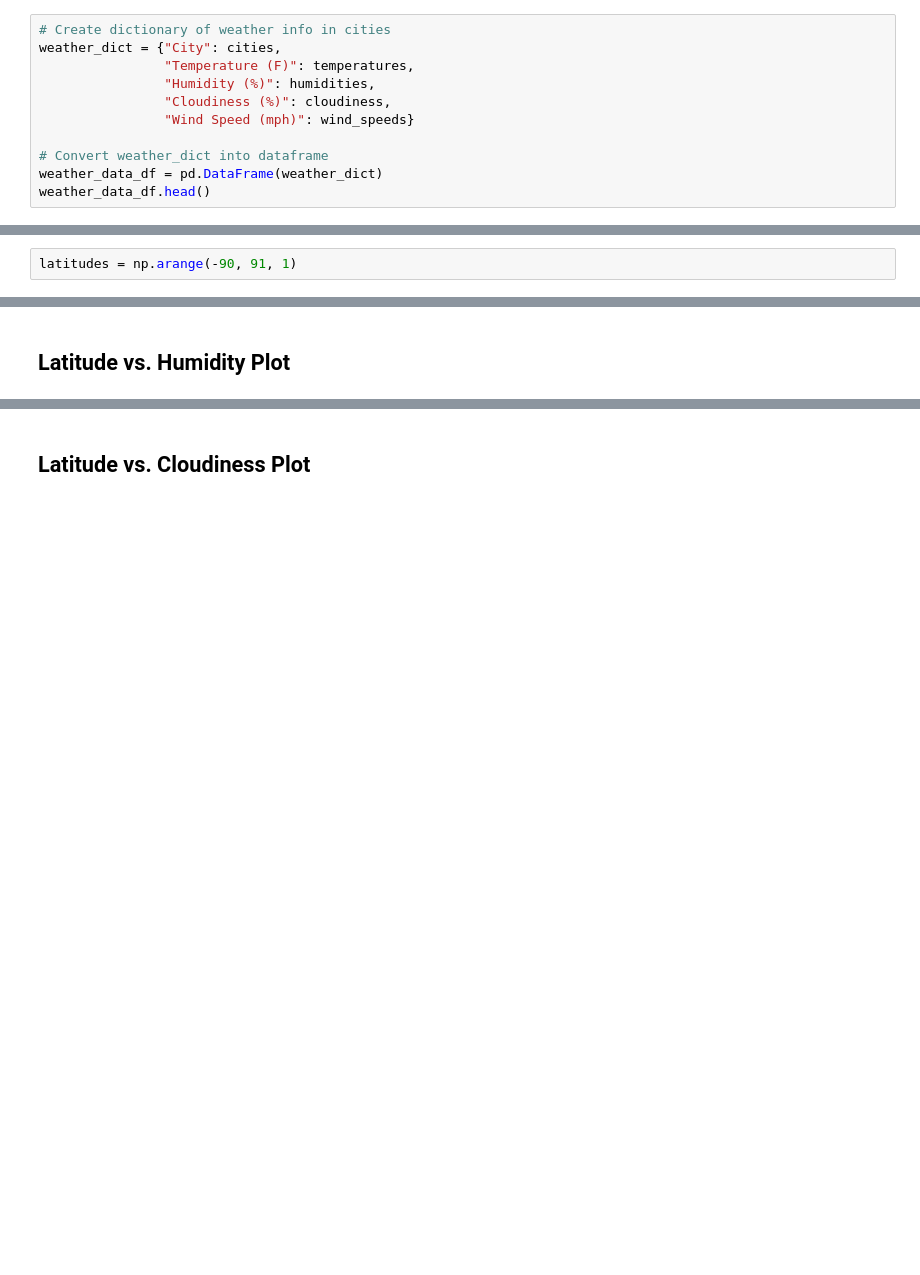
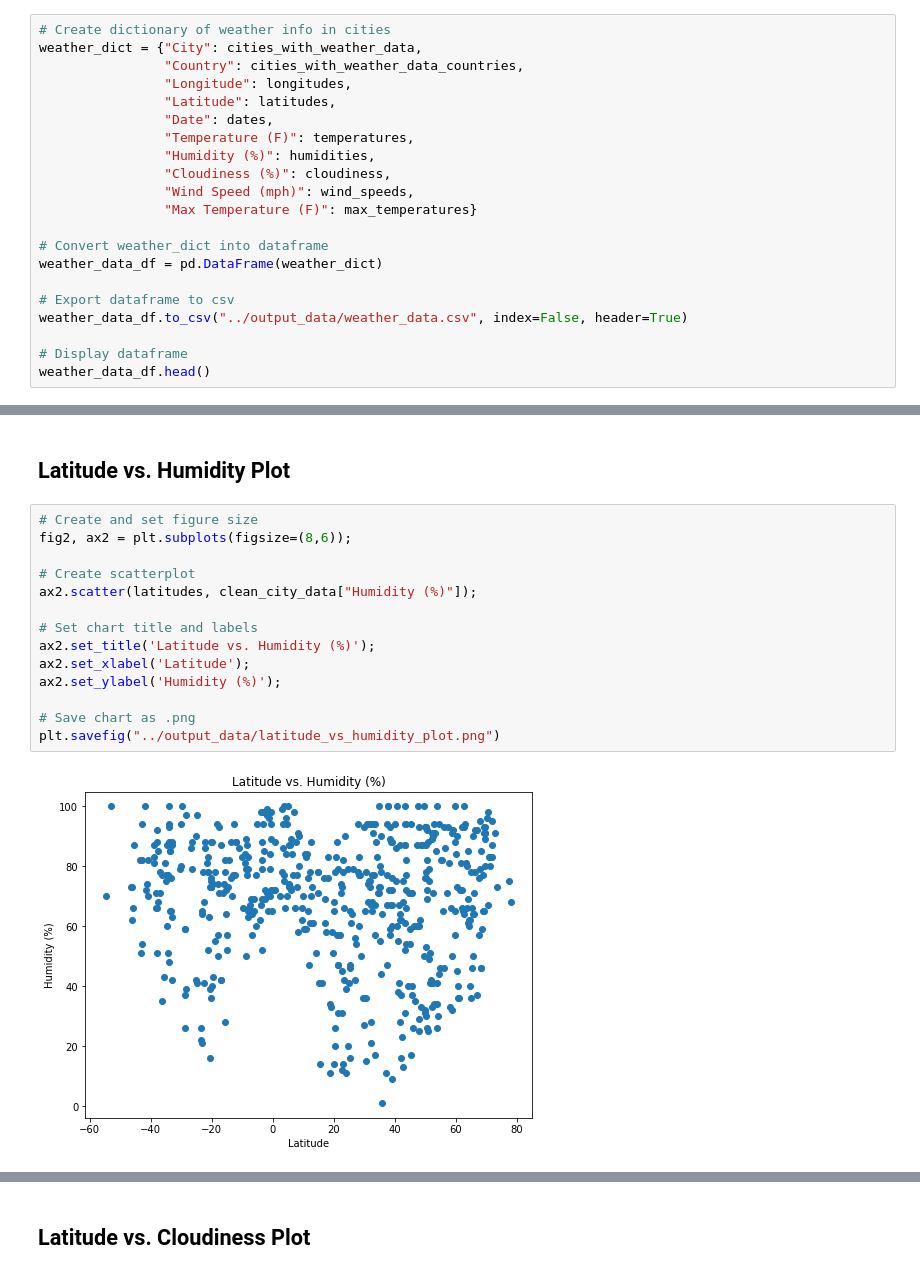
Before and after one commit to normanchan19/python-api-challenge, a Jupyter notebook: starter_code/WeatherPy.ipynb, the cells around one changed output, grey strips where cells are left out. Cells and saved outputs as stored; diff of their text form; blank space fills up the shorter version.

```diff
--- a/starter_code/WeatherPy.ipynb
+++ b/starter_code/WeatherPy.ipynb
@@ -217,13 +249,23 @@ wind_speeds[:10]
 * Display the DataFrame
 # %%
 # Create dictionary of weather info in cities
-weather_dict = {"City": cities,
+weather_dict = {"City": cities_with_weather_data,
+                "Country": cities_with_weather_data_countries,
+                "Longitude": longitudes,
+                "Latitude": latitudes,
+                "Date": dates,
                 "Temperature (F)": temperatures,
                 "Humidity (%)": humidities,
                 "Cloudiness (%)": cloudiness,
-                "Wind Speed (mph)": wind_speeds}
+                "Wind Speed (mph)": wind_speeds,
+                "Max Temperature (F)": max_temperatures}
 
 # Convert weather_dict into dataframe
 weather_data_df = pd.DataFrame(weather_dict)
+
+# Export dataframe to csv
+weather_data_df.to_csv("../output_data/weather_data.csv", index=False, header=True)
+
+# Display dataframe
 weather_data_df.head()
 # %% [output]
@@ -252,8 +315,6 @@ clean_city_data
 ## Plotting the Data
 * Use proper labeling of the plots using plot titles (including date of analysis) and axes labels.
 * Save the plotted figures as .pngs.
-# %%
-latitudes = np.arange(-90, 91, 1)
 # %% [markdown]
 ## Latitude vs. Temperature Plot
 # %%
@@ -270,2 +340,18 @@ ax1.set_ylabel('Temperature (F)');
 # %% [markdown]
 ## Latitude vs. Humidity Plot
+# %%
+# Create and set figure size
+fig2, ax2 = plt.subplots(figsize=(8,6));
+
+# Create scatterplot
+ax2.scatter(latitudes, clean_city_data["Humidity (%)"]);
+
+# Set chart title and labels
+ax2.set_title('Latitude vs. Humidity (%)');
+ax2.set_xlabel('Latitude');
+ax2.set_ylabel('Humidity (%)');
+
+# Save chart as .png
+plt.savefig("../output_data/latitude_vs_humidity_plot.png")
+# %% [output]
+[figure, added]
```
Also changed, not shown: parts of 43 cells of this notebook, 1 other file.
